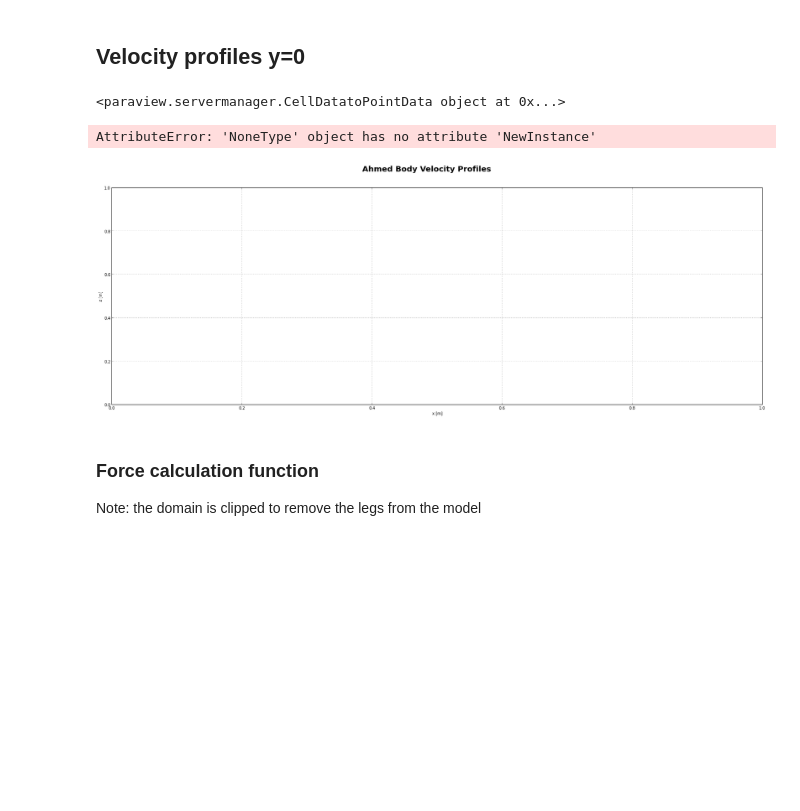
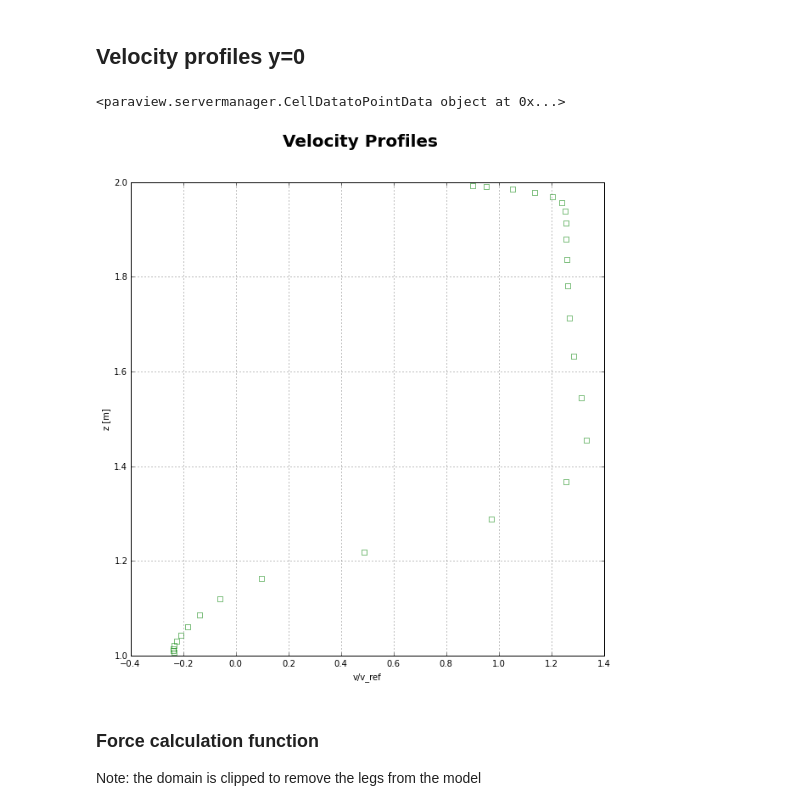
Before and after one commit to zCFD/zPost, a Jupyter notebook: ipynb/CUBE/Cube.ipynb, the cells around one changed output. Drawn from its saved outputs; the diff is of its cells as text; code cells hidden in the pictures; blank space fills up the shorter version.

```diff
--- a/ipynb/CUBE/Cube.ipynb
+++ b/ipynb/CUBE/Cube.ipynb
@@ -11,7 +11,7 @@ Re = 0.04e6 (based on the height of the cube)<br/>
 ## Define case name
 This is the solver case to be analysed
 # %%
-case_name = 'cube_test'
+case_name = 'cube'
 # %% [markdown]
 ## Define Data Location
 For remote data the interaction will use ssh to securely interact with the data<br/>
@@ -20,12 +20,12 @@ Note: The default paraview server connection will use port 11111
 # %%
 remote_data = True
 
-data_dir='/gpfs/asrc/home/acimpoeru/cube_JA/CUBE'
-data_host='acimpoeru@login02'
+data_dir='/gpfs/cfms/workarea/JA/CUBE'
+data_host='jappa@asrc2'
 
 remote_server_auto = True
 
-paraview_cmd='mpiexec /gpfs/thirdparty/zenotech/home/jappa/apps/Paraview/bin/pvserver -rc --client-host=localhost -sp=11115'
+paraview_cmd='mpiexec ~/apps/Paraview/bin/pvserver -rc --client-host=localhost -sp=11113'
 if not remote_server_auto:
     paraview_cmd=None
 
@@ -126,7 +126,7 @@ from zutil.post import for_each
 
 def plot_velocity_profile(ax,file_root):
 
-    sym = PVDReader( FileName=file_root+'cube_test.pvd' )
+    sym = PVDReader( FileName=file_root+'.pvd' )
     sym.UpdatePipeline()
 
    # clip = Clip( ClipType="Plane", Input=sym )
@@ -155,8 +155,8 @@ def plot_velocity_profile(ax,file_root):
     point_data.PassCellData = 0
     point_data.UpdatePipeline()
     print point_data
-    point_client = servermanager.Fetch(slice2)
-    #for_each(point_client,func=plot_array,axis=ax)
+    point_client = servermanager.Fetch(point_data)
+    for_each(point_client,func=plot_array,axis=ax)
 
 def plot_array(data_array,pts_array,**kwargs):
     ax = kwargs['axis']
@@ -172,26 +172,25 @@ def plot_array(data_array,pts_array,**kwargs):
 # %%
 from zutil.post import get_case_root
 #zcfd_cp_data = get_cp_profile(get_case_root(case_name,num_procs))
-fig = pl.figure(figsize=(30, 10),dpi=100, facecolor='w', edgecolor='k')
-fig.suptitle('Ahmed Body Velocity Profiles', fontsize=20, fontweight='bold')
+fig = pl.figure(figsize=(10, 10),dpi=100, facecolor='w', edgecolor='k')
+fig.suptitle('Velocity Profiles', fontsize=20, fontweight='bold')
 ax = fig.add_subplot(1,1,1)
 ax.grid(True)
-ax.set_xlabel('x [m]')
+ax.set_xlabel('v/v_ref')
 ax.set_ylabel('z [m]')
 #ax.axis([-1.6,0.8,0,0.8])
 #ax.plot(zcfd_cp_data['x'],zcfd_cp_data['z'], color='grey',linestyle='-',marker='None',markersize=5)
 #ax.plot(profile_array['x'],profile_array['z'], color='grey', label='station',linestyle='none',marker='.',markersize=1)
 #ax.plot(profile_array['delta'],profile_array['z'], color='b', label='Expt U',marker='o',linestyle='none',fillstyle='none')
 plot_velocity_profile(ax,get_case_root(case_name,num_procs))
 ax.legend(loc='upper right', shadow=True)
 #fig.savefig("images/ahmed_vel_profile.pdf")
 #from IPython.display import FileLink, display
 #display(FileLink('images/ahmed_vel_profile.pdf'))
 show()
 # %% [output]
 <paraview.servermanager.CellDatatoPointData object at 0x...>
-AttributeError: 'NoneType' object has no attribute 'NewInstance'
-[figure, old version]
+[figure, new version]
 # %% [markdown]
 ### Force calculation function
 
```
Also changed, not shown: parts of 3 cells of this notebook, 9 other files.
